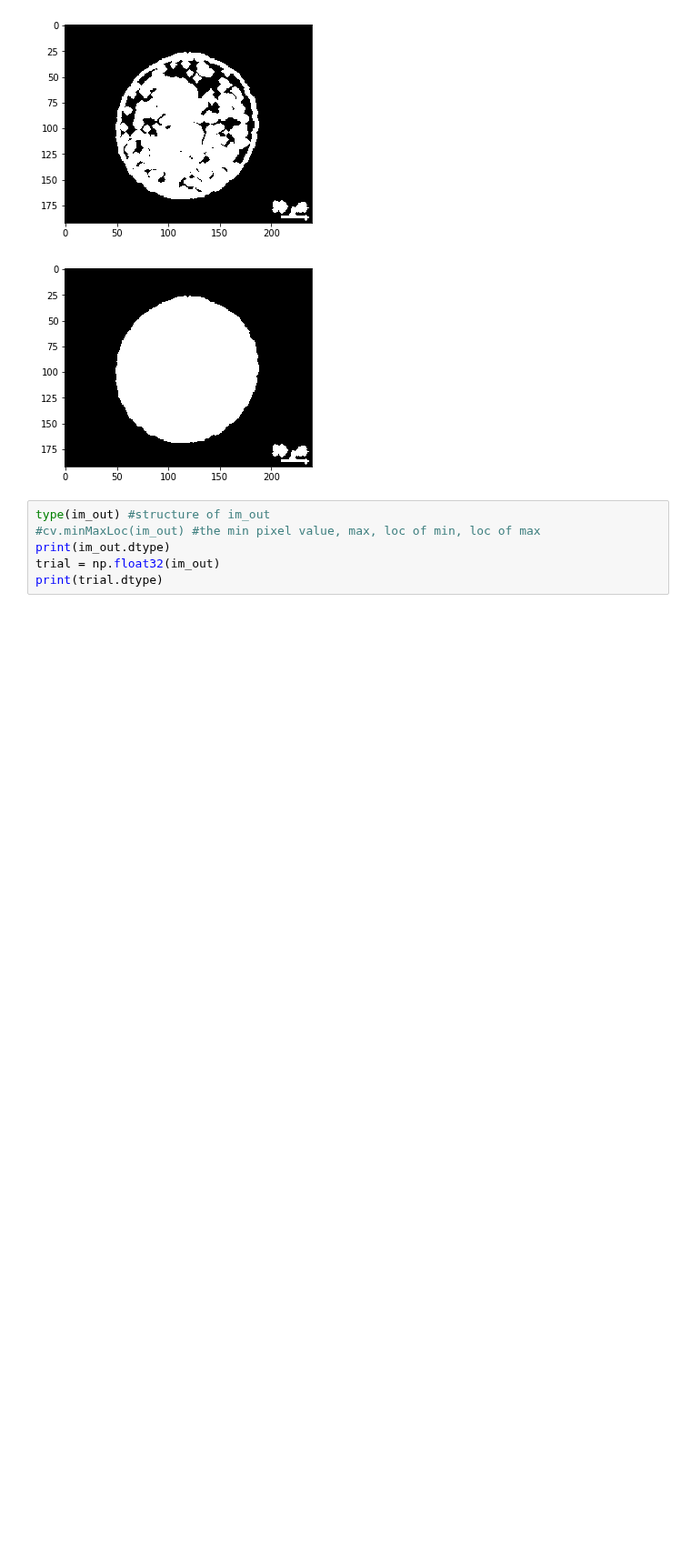
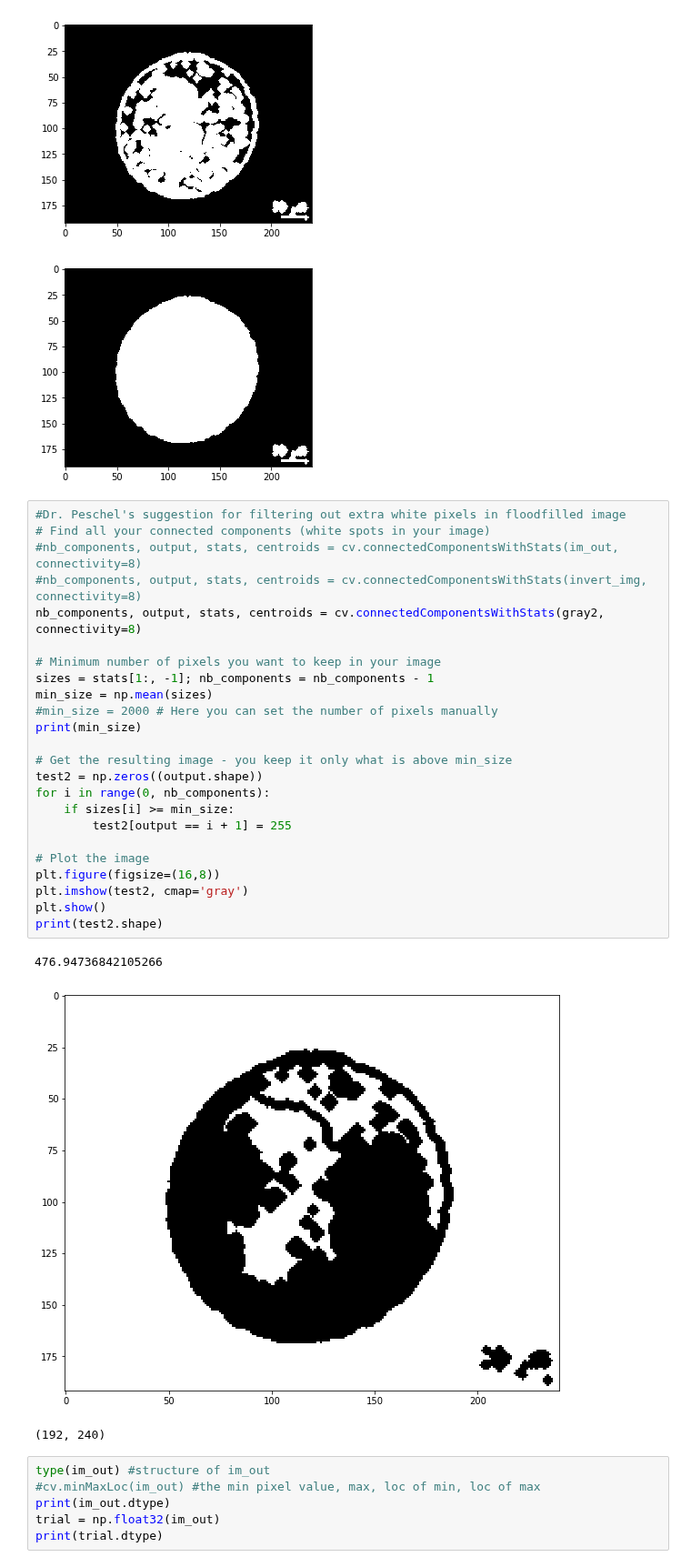
Before and after one commit to Snodgras/ABE690_project, a Jupyter notebook: Snodgrass_Pollen_Identifier.ipynb, the cells around one changed output. Shown at 91% size. Saved outputs shown, nothing was run; the diff lists cells and outputs as text; blank space fills up the shorter version.

```diff
--- a/Snodgrass_Pollen_Identifier.ipynb
+++ b/Snodgrass_Pollen_Identifier.ipynb
@@ -192,6 +192,34 @@ plt.imshow(im_out,'gray'); plt.show()
 # %% [output]
 [figure]
 [figure]
+# %%
+#Dr. Peschel's suggestion for filtering out extra white pixels in floodfilled image
+# Find all your connected components (white spots in your image)
+#nb_components, output, stats, centroids = cv.connectedComponentsWithStats(im_out, connectivity=8)
+#nb_components, output, stats, centroids = cv.connectedComponentsWithStats(invert_img, connectivity=8)
+nb_components, output, stats, centroids = cv.connectedComponentsWithStats(gray2, connectivity=8)
+
+# Minimum number of pixels you want to keep in your image
+sizes = stats[1:, -1]; nb_components = nb_components - 1
+min_size = np.mean(sizes)
+#min_size = 2000 # Here you can set the number of pixels manually
+print(min_size)
+
+# Get the resulting image - you keep it only what is above min_size
+test2 = np.zeros((output.shape))
+for i in range(0, nb_components):
+    if sizes[i] >= min_size:
+        test2[output == i + 1] = 255
+
+# Plot the image
+plt.figure(figsize=(16,8))
+plt.imshow(test2, cmap='gray')
+plt.show()
+print(test2.shape)
+# %% [output]
+476.94736842105266
+[figure, added]
+(192, 240)
 # %%
 type(im_out) #structure of im_out
 #cv.minMaxLoc(im_out) #the min pixel value, max, loc of min, loc of max
```
Also changed, not shown: parts of 1 cell of this notebook.
